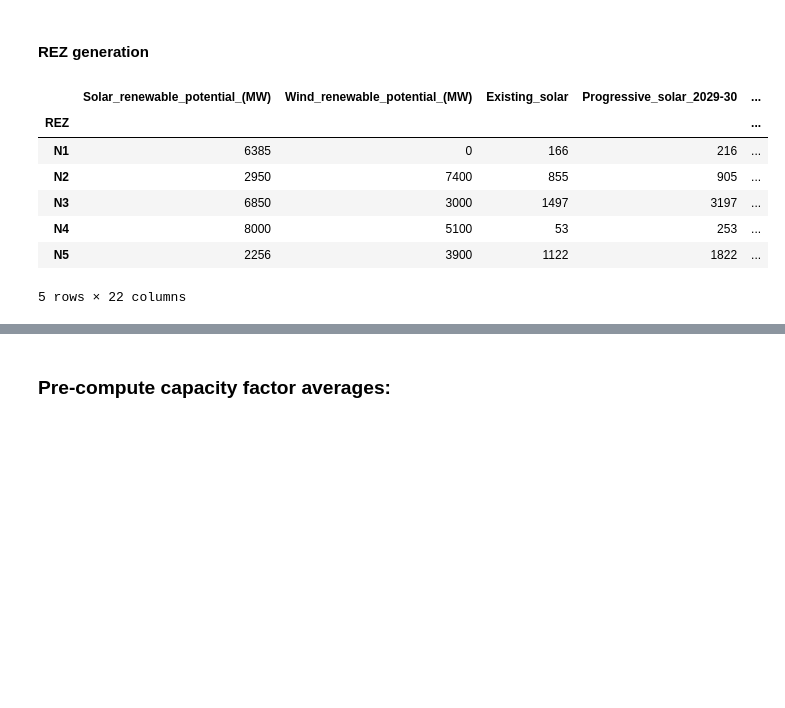
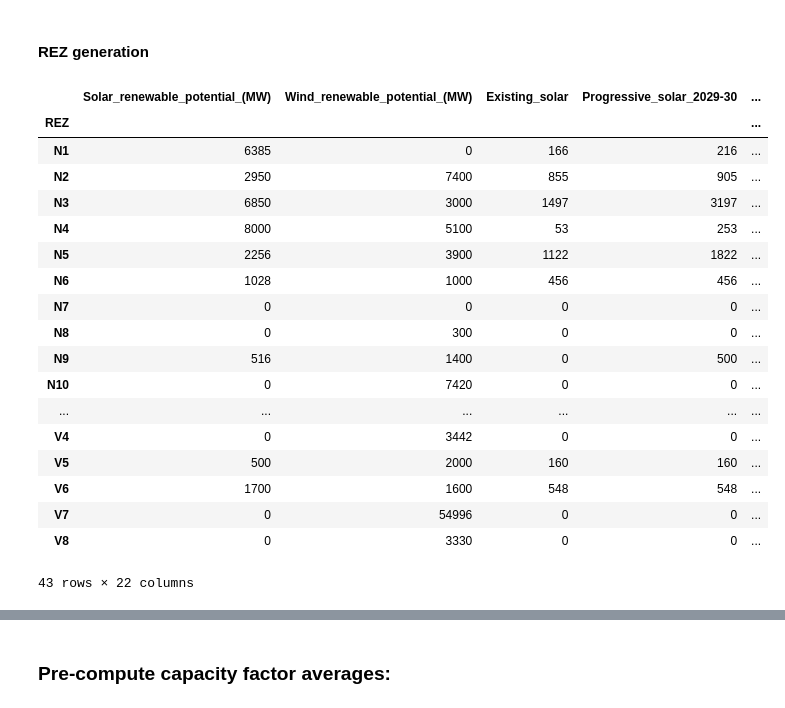
Before and after one commit to dougrichardson/power_models, a Jupyter notebook: 07_REZ_power.ipynb, the cells around one changed output, grey strips where cells are left out. Cells and saved outputs as stored; diff of their text form; code cells hidden in the pictures; blank space fills up the shorter version.

```diff
--- a/07_REZ_power.ipynb
+++ b/07_REZ_power.ipynb
@@ -75,13 +79,24 @@ for col in _gen.columns[2:]:
         gen_type = col.split("_")[-2]
         gen[col] = _gen[col] + _gen["Existing_" + gen_type]
 # %%
-gen.head()
+gen
 # %% [output]
 |  | Solar_renewable_potential_(MW) | Wind_renewable_potential_(MW) | Existing_solar | Progressive_solar_2029-30 | ... |
 | REZ |  |  |  |  | ... |
 | N1 | 6385 | 0 | 166 | 216 | ... |
 | N2 | 2950 | 7400 | 855 | 905 | ... |
 | N3 | 6850 | 3000 | 1497 | 3197 | ... |
 | N4 | 8000 | 5100 | 53 | 253 | ... |
 | N5 | 2256 | 3900 | 1122 | 1822 | ... |
+| N6 | 1028 | 1000 | 456 | 456 | ... |
+| N7 | 0 | 0 | 0 | 0 | ... |
+| N8 | 0 | 300 | 0 | 0 | ... |
+| N9 | 516 | 1400 | 0 | 500 | ... |
+| N10 | 0 | 7420 | 0 | 0 | ... |
+| ... | ... | ... | ... | ... | ... |
+| V4 | 0 | 3442 | 0 | 0 | ... |
+| V5 | 500 | 2000 | 160 | 160 | ... |
+| V6 | 1700 | 1600 | 548 | 548 | ... |
+| V7 | 0 | 54996 | 0 | 0 | ... |
+| V8 | 0 | 3330 | 0 | 0 | ... |
-5 rows × 22 columns
+43 rows × 22 columns
```
Also changed, not shown: parts of 15 cells of this notebook.
